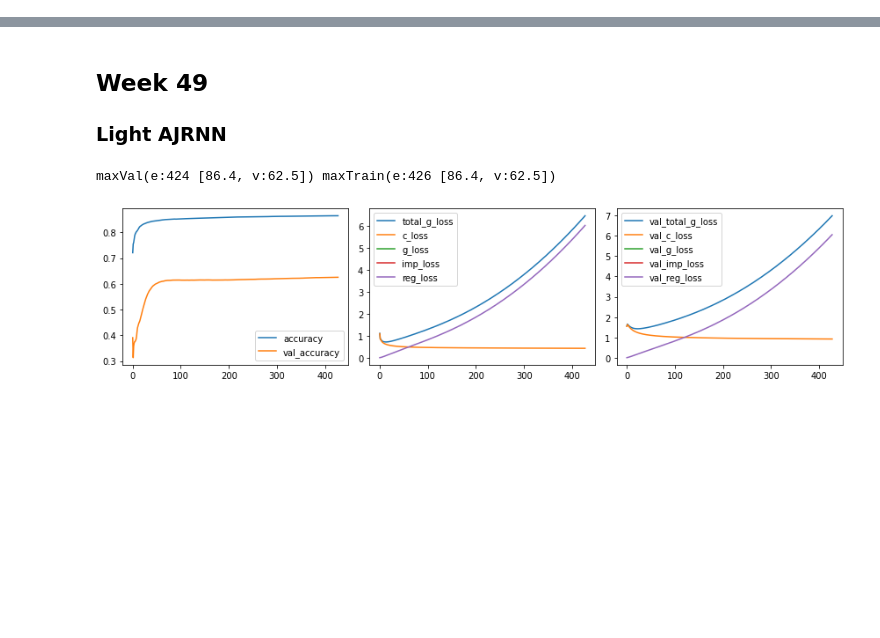
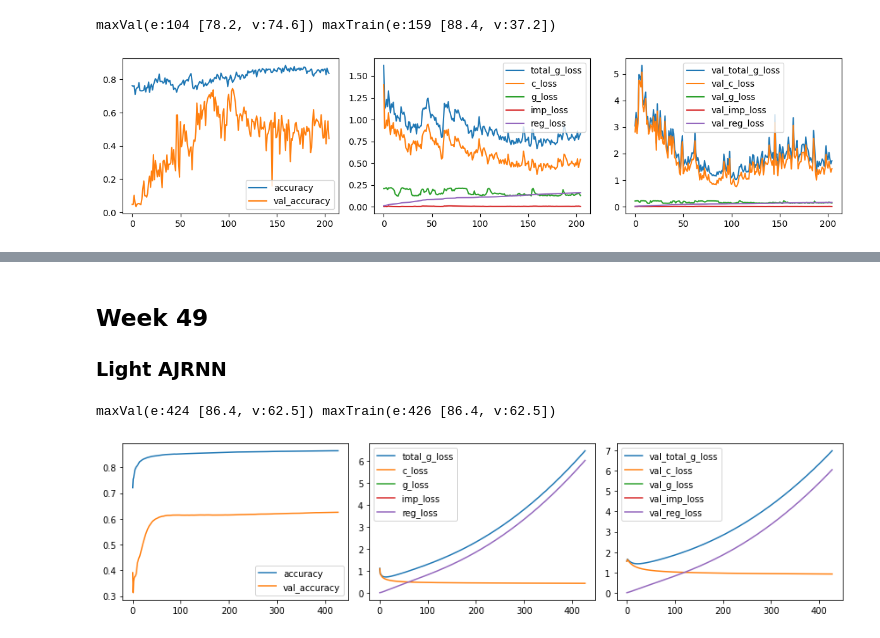
Before and after one commit to dnldsht/AJ-RNN, a Jupyter notebook: res.ipynb, the cells around one changed output, grey strips where cells are left out. Drawn from its saved outputs; the diff is of its cells as text; code cells hidden in the pictures; blank space fills up the shorter version.

```diff
--- a/res.ipynb
+++ b/res.ipynb
@@ -69,0 +78,5 @@ def plot_all(metrics):
+# %%
+plot_all(get_metrics('results/week49/GRU128-G1-LR3-BS256-REG-DROP/-seed89')) # sophia
+# %% [output]
+maxVal(e:104 [78.2, v:74.6]) maxTrain(e:159 [88.4, v:37.2])
+[figure, added]
```
Also changed, not shown: parts of 8 cells of this notebook, 1 other file.
